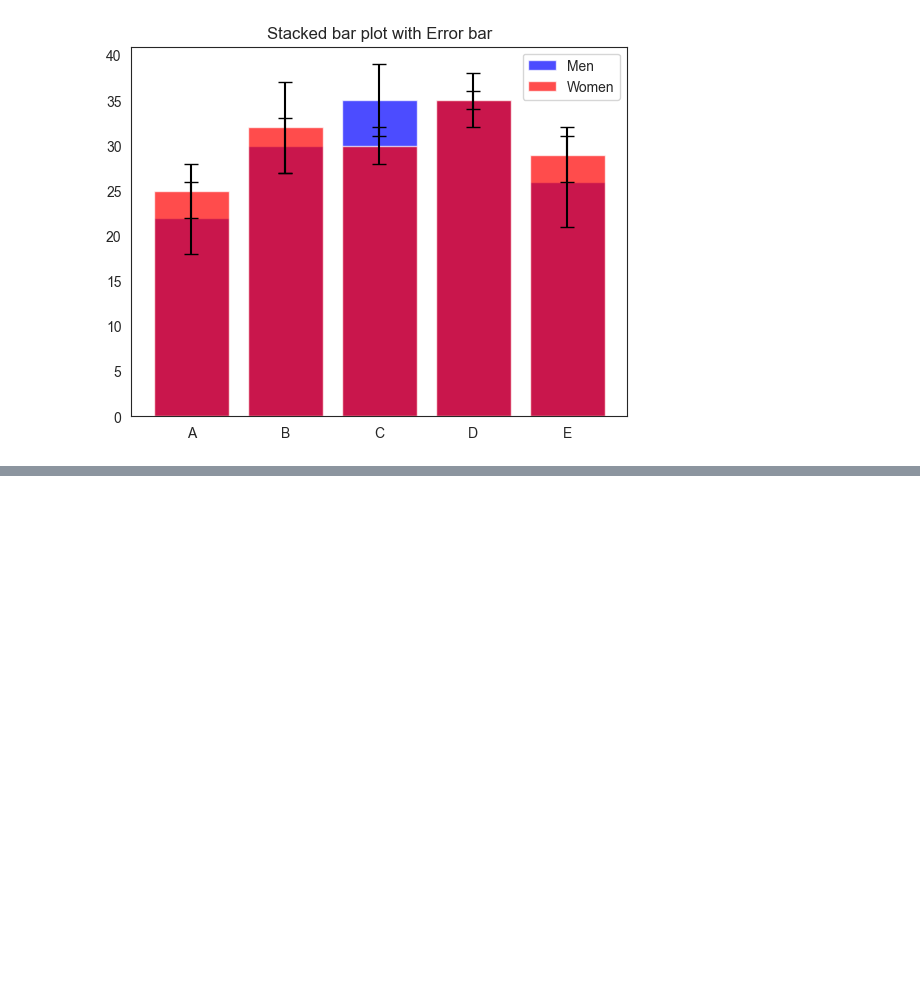
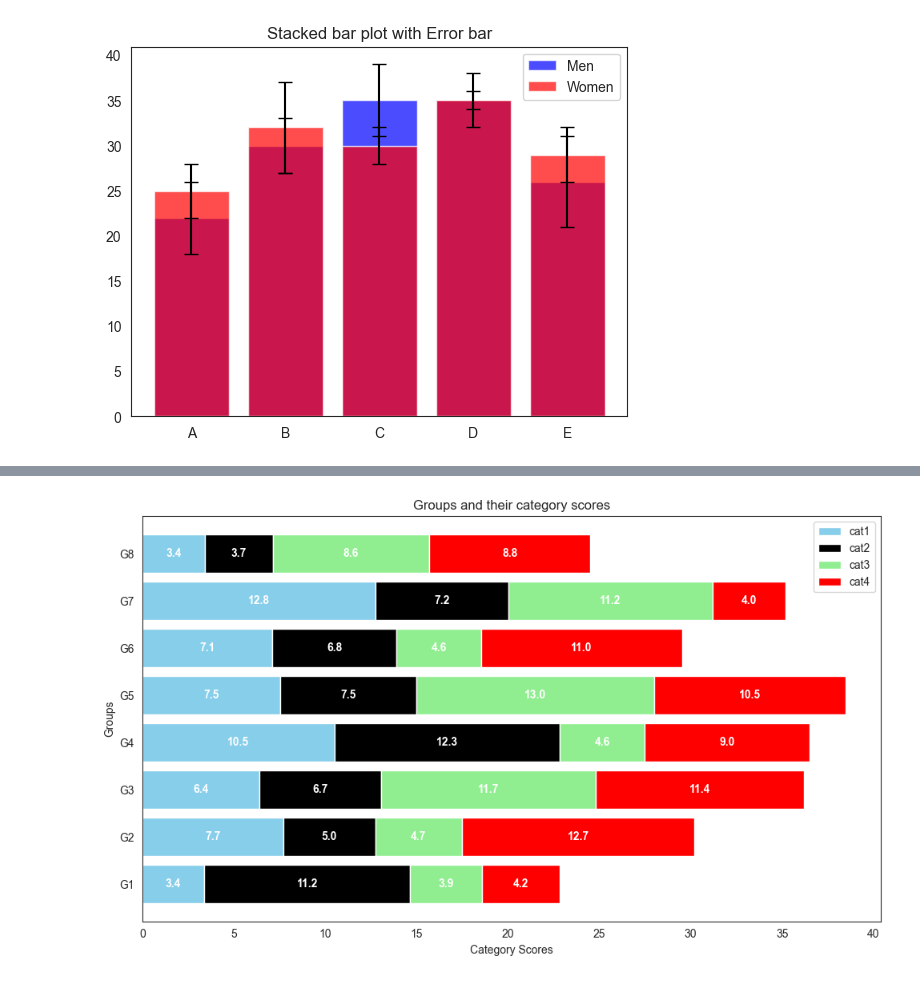
Before and after one commit to gpgaikwad576/DAIAugust2025, a Jupyter notebook: DA/Pankaj/assigs/assig5.ipynb, the cells around one changed output, grey strips where cells are left out. Saved outputs shown, nothing was run; the diff lists cells and outputs as text; code cells hidden in the pictures; blank space fills up the shorter version.

```diff
--- a/DA/Pankaj/assigs/assig5.ipynb
+++ b/DA/Pankaj/assigs/assig5.ipynb
@@ -229,0 +268,42 @@ TypeError: unhashable type: 'numpy.ndarray'
+# %%
+# 16. Write a Python program to create stack bar plot and add label to each
+# section
+people = ['G1','G2','G3','G4','G5','G6','G7','G8']
+data = [[ 3.40022085, 7.70632498, 6.4097905, 10.51648577, 7.5330039,
+7.1123587, 12.77792868, 3.44773477],
+[ 11.24811149, 5.03778215, 6.65808464, 12.32220677, 7.45964195,
+6.79685302, 7.24578743, 3.69371847],
+[ 3.94253354, 4.74763549, 11.73529246, 4.6465543, 12.9952182,
+4.63832778, 11.16849999, 8.56883433],
+[ 4.24409799, 12.71746612, 11.3772169, 9.00514257, 10.47084185,
+10.97567589, 3.98287652, 8.80552122]]
+
+df = pd.DataFrame(data).T
+df.index =people
+df.columns = ['cat1','cat2','cat3','cat4']
+
+colors = {'cat1':'skyblue','cat2':'black','cat3':'lightgreen','cat4':'red'}
+fig,ax = plt.subplots(figsize = (10,6))
+for group in df.index:
+    left =0
+    for cat in df.columns:
+        value = df.loc[group,cat]
+        ax.barh(group,value,left = left, color =colors[cat],label = cat if group =='G1' else "")
+        left+=value
+plt.xlabel('Category Scores')
+plt.ylabel('Groups')
+plt.title('Groups and their category scores')
+plt.legend()
+plt.tight_layout()
+
+
+for group_idx, group in enumerate(df.index):
+    left = 0
+    for cat in df.columns:
+        value = df.loc[group, cat]
+        # Position label in the middle of each segment
+        ax.text(left + value/2, group_idx, f'{value:.1f}',
+                ha='center', va='center', fontweight='bold', color='white')
+        left += value
+# %% [output]
+[figure, added]
```
Also changed, not shown: parts of 3 cells of this notebook, 2 other files.
